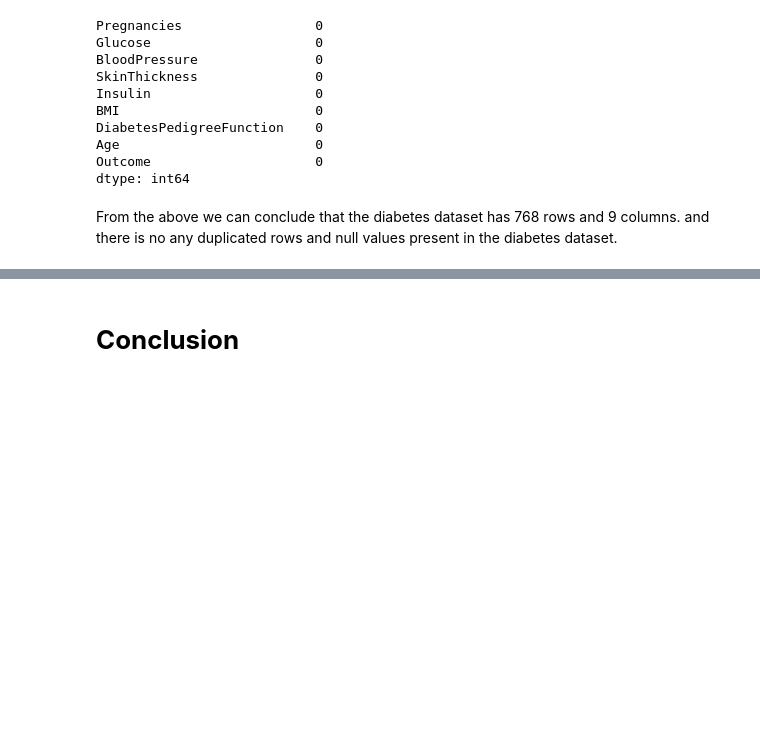
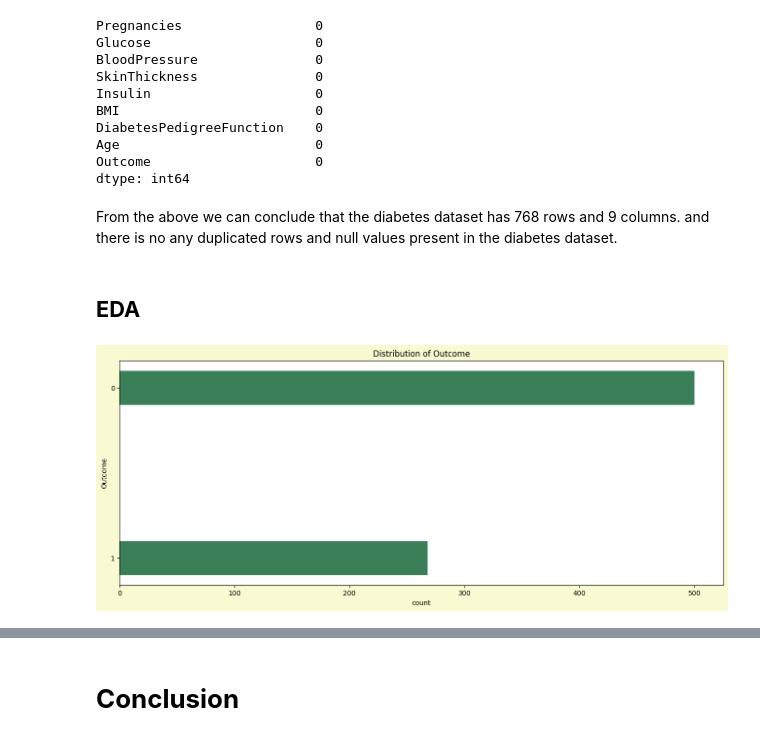
Before and after one commit to hmarathe420/Diabetes_Prediction, a Jupyter notebook: Diabetes_Prediction.ipynb, the cells around one changed output, grey strips where cells are left out. Drawn from its saved outputs; the diff is of its cells as text; code cells hidden in the pictures; blank space fills up the shorter version.

Commit message:
Exploratory Data Analysis | Data Visualization

```diff
--- a/Diabetes_Prediction.ipynb
+++ b/Diabetes_Prediction.ipynb
@@ -132,3 +134,14 @@ Outcome                     0
 dtype: int64
 # %% [markdown]
 From the above we can conclude that the diabetes dataset has 768 rows and 9 columns. and there is no any duplicated rows and null values present in the diabetes dataset.
+# %% [markdown]
+## **EDA**
+# %%
+# Distribution of outcome column
+plt.figure(figsize = (16,6), facecolor = 'lightgoldenrodyellow')
+sns.countplot(data = df, y = 'Outcome', width = 0.2,palette = ['seagreen'])
+plt.title("Distribution of Outcome")
+plt.plot()
+plt.show()
+# %% [output]
+[figure, added]
```
Also changed, not shown: parts of 11 cells of this notebook.
